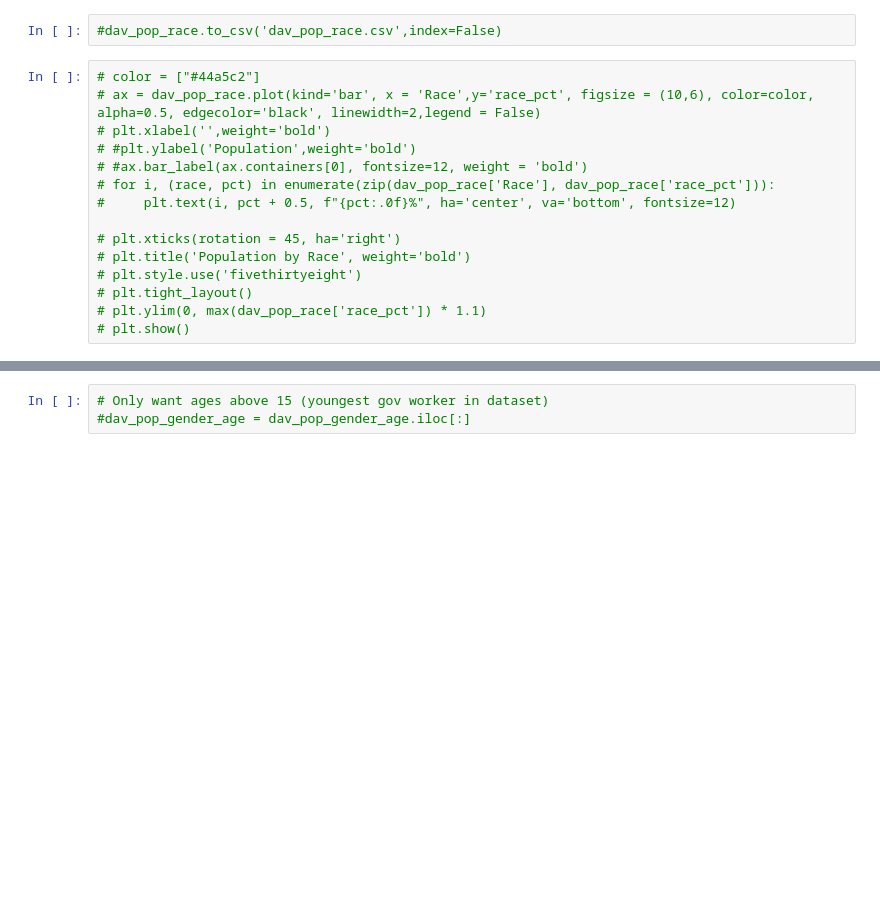
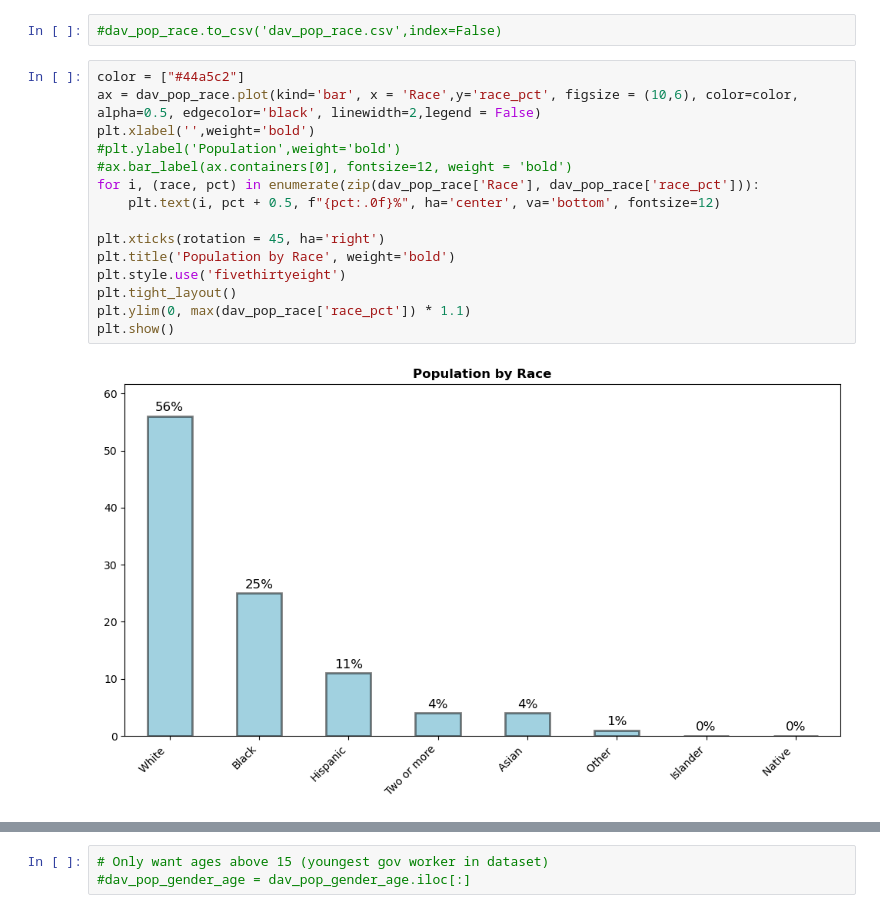
Before and after one commit to zdemeke/DavidsonGovEmployeeDemographics, a Jupyter notebook: Gov't Employment.ipynb, the cells around one changed output, grey strips where cells are left out. Cells and saved outputs as stored; diff of their text form; blank space fills up the shorter version.

```diff
--- a/Gov't Employment.ipynb
+++ b/Gov't Employment.ipynb
@@ -68,20 +60,22 @@ dav_pop_race
 # %%
 #dav_pop_race.to_csv('dav_pop_race.csv',index=False)
 # %%
-# color = ["#44a5c2"]
-# ax = dav_pop_race.plot(kind='bar', x = 'Race',y='race_pct', figsize = (10,6), color=color, alpha=0.5, edgecolor='black', linewidth=2,legend = False)
-# plt.xlabel('',weight='bold')
-# #plt.ylabel('Population',weight='bold')
-# #ax.bar_label(ax.containers[0], fontsize=12, weight = 'bold')
-# for i, (race, pct) in enumerate(zip(dav_pop_race['Race'], dav_pop_race['race_pct'])):
-#     plt.text(i, pct + 0.5, f"{pct:.0f}%", ha='center', va='bottom', fontsize=12)
+color = ["#44a5c2"]
+ax = dav_pop_race.plot(kind='bar', x = 'Race',y='race_pct', figsize = (10,6), color=color, alpha=0.5, edgecolor='black', linewidth=2,legend = False)
+plt.xlabel('',weight='bold')
+#plt.ylabel('Population',weight='bold')
+#ax.bar_label(ax.containers[0], fontsize=12, weight = 'bold')
+for i, (race, pct) in enumerate(zip(dav_pop_race['Race'], dav_pop_race['race_pct'])):
+    plt.text(i, pct + 0.5, f"{pct:.0f}%", ha='center', va='bottom', fontsize=12)
 
-# plt.xticks(rotation = 45, ha='right')
-# plt.title('Population by Race', weight='bold')
-# plt.style.use('fivethirtyeight')
-# plt.tight_layout()
-# plt.ylim(0, max(dav_pop_race['race_pct']) * 1.1)
-# plt.show()
+plt.xticks(rotation = 45, ha='right')
+plt.title('Population by Race', weight='bold')
+plt.style.use('fivethirtyeight')
+plt.tight_layout()
+plt.ylim(0, max(dav_pop_race['race_pct']) * 1.1)
+plt.show()
+# %% [output]
+[figure, added]
 # %%
 dav_pop_race.info()
 # %% [output]
```
Also changed, not shown: parts of 16 cells of this notebook, 4 other files.
